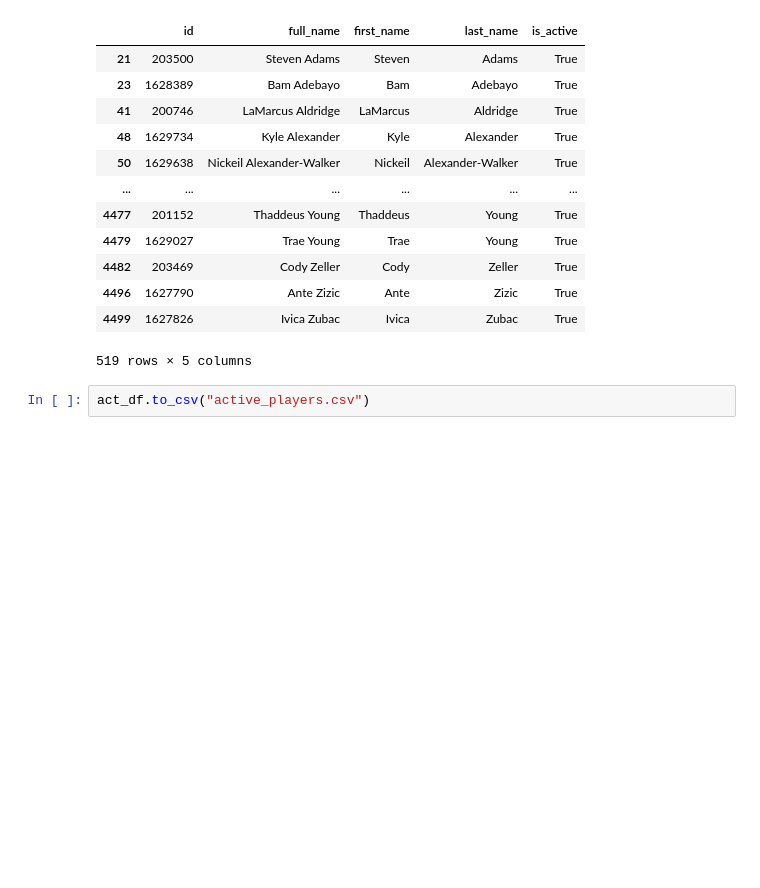
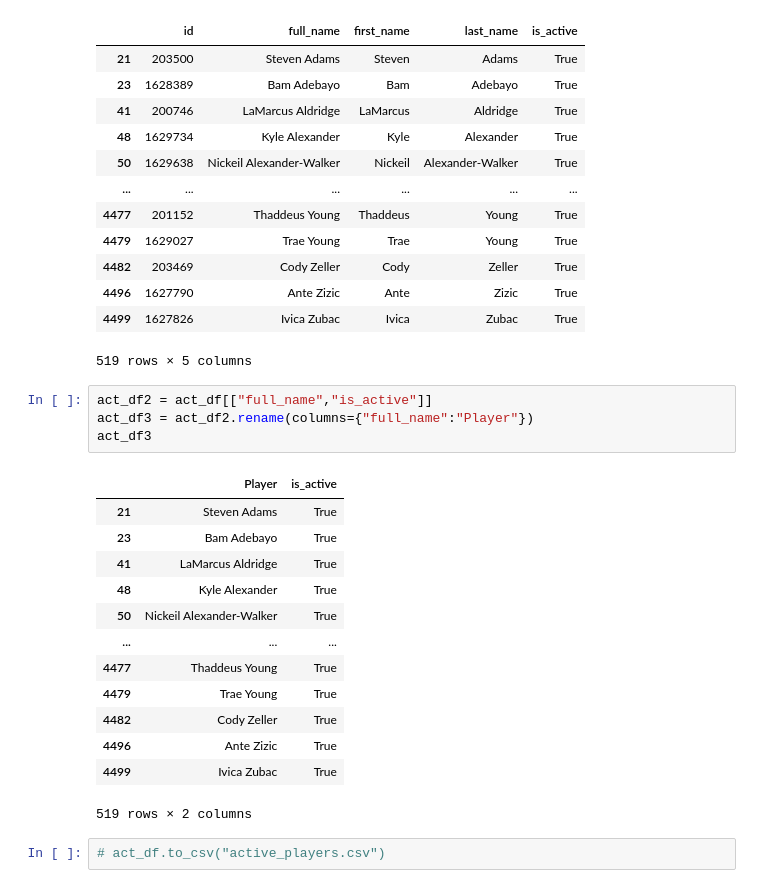
Before and after one commit to labulel/Projcet-1, a Jupyter notebook: project_1_code.ipynb, the cells around one changed output. Drawn from its saved outputs; the diff is of its cells as text; blank space fills up the shorter version.

```diff
--- a/project_1_code.ipynb
+++ b/project_1_code.ipynb
@@ -56,5 +56,23 @@ act_df
 | 4496 | 1627790 | Ante Zizic | Ante | Zizic | True |
 | 4499 | 1627826 | Ivica Zubac | Ivica | Zubac | True |
 519 rows × 5 columns
+# %%
+act_df2 = act_df[["full_name","is_active"]]
+act_df3 = act_df2.rename(columns={"full_name":"Player"})
+act_df3
+# %% [output]
+|  | Player | is_active |
+| 21 | Steven Adams | True |
+| 23 | Bam Adebayo | True |
+| 41 | LaMarcus Aldridge | True |
+| 48 | Kyle Alexander | True |
+| 50 | Nickeil Alexander-Walker | True |
+| ... | ... | ... |
+| 4477 | Thaddeus Young | True |
+| 4479 | Trae Young | True |
+| 4482 | Cody Zeller | True |
+| 4496 | Ante Zizic | True |
+| 4499 | Ivica Zubac | True |
+519 rows × 2 columns
 # %%
-act_df.to_csv("active_players.csv")
+# act_df.to_csv("active_players.csv")
```
Also changed, not shown: parts of 3 cells of this notebook, 2 other files.
